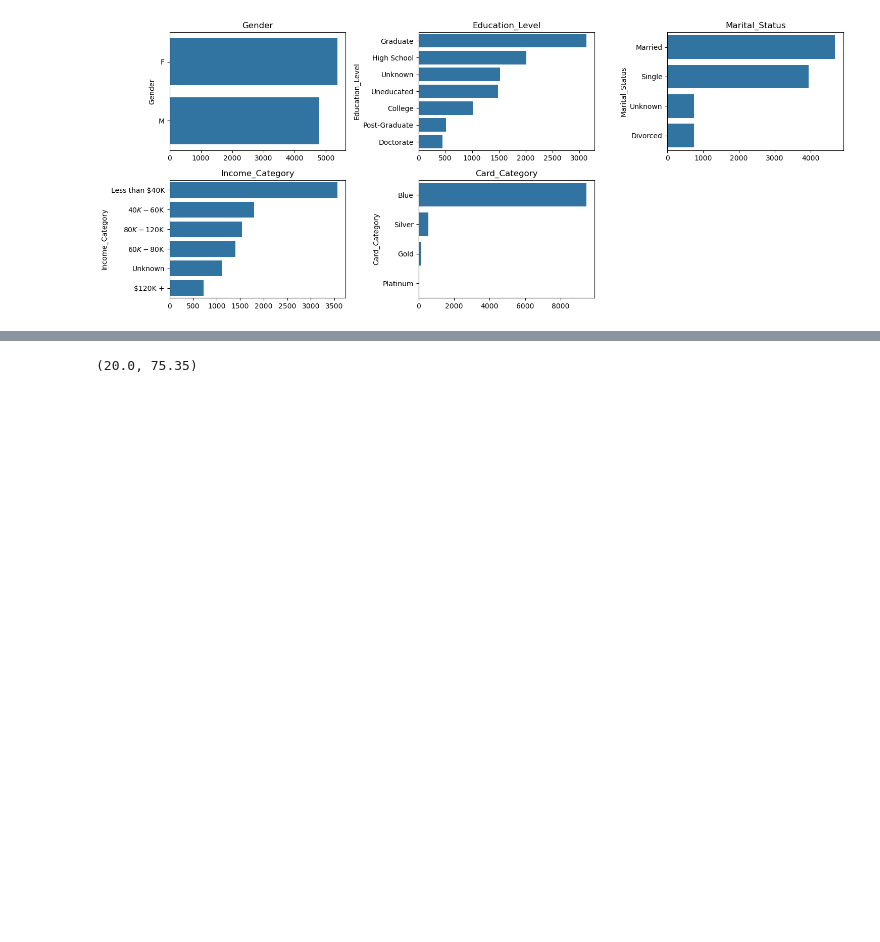
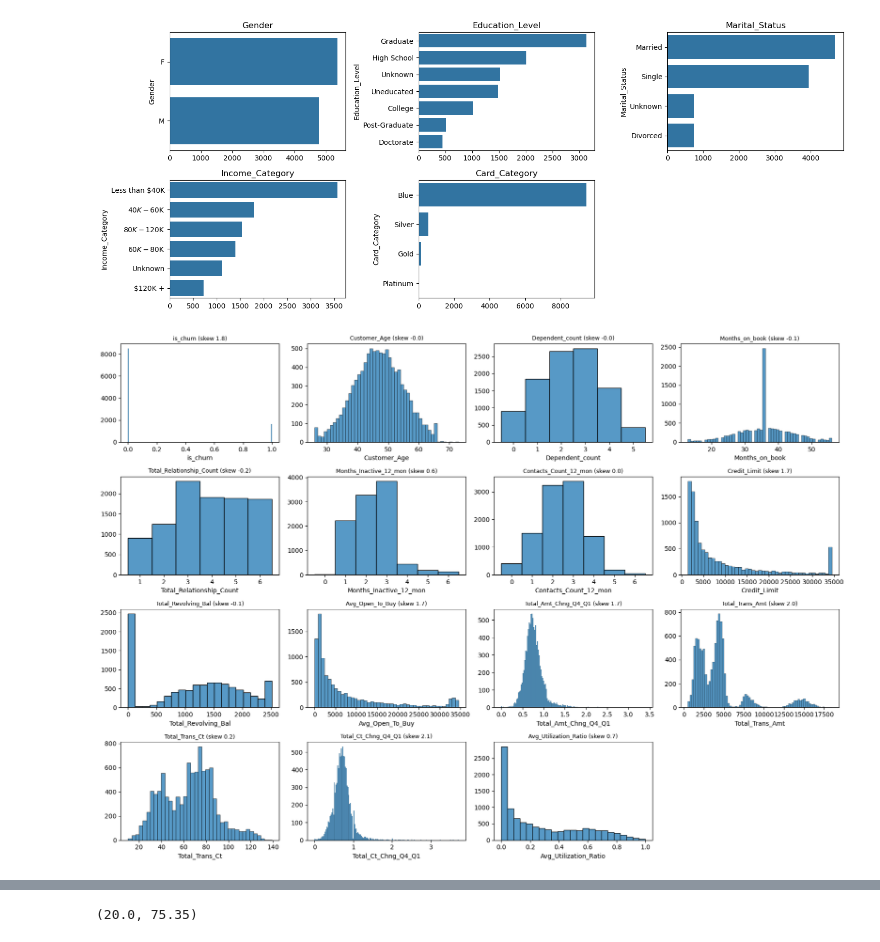
Before and after one commit to kidnextdoor57/Credit-Card-Churn-Prediction, a Jupyter notebook: credit_card_churn.ipynb, the cells around one changed output, grey strips where cells are left out. Drawn from its saved outputs; the diff is of its cells as text; code cells hidden in the pictures; blank space fills up the shorter version.

```diff
--- a/credit_card_churn.ipynb
+++ b/credit_card_churn.ipynb
@@ -92,6 +94,7 @@ df = mapping(df,map,col)
 num_cols = df.select_dtypes(include = ['int64','float64']).columns
 cat_cols = df.select_dtypes(include = ['object']).columns
 unknown = {'unknown', 'n/a', 'na', 'nan', 'none', '?'}
+discrete_cols = ["Dependent_count", "Total_Relationship_Count", "Months_Inactive_12_mon", "Contacts_Count_12_mon"]
 # %%
 def show_rates(t, pct_cols=("churn_rate", "share_of_rows", "share_of_churn", "ci_low", "ci_high")):
     out = t.copy()
@@ -320,6 +321,12 @@ plt.show()
 # %% [output]
 [figure]
 # %%
-
 fig, axes = make_grid(len(num_cols))
 for ax, c in zip(axes, num_cols):
+    sns.histplot(df[c], discrete = c in discrete_cols, ax = ax)
+    ax.set(ylabel = '', title = f'{c} (skew {df[c].skew():.1f})')
+    ax.title.set_fontsize(9)
+fig.tight_layout()
+plt.show()
+# %% [output]
+[figure, added]
```
Also changed, not shown: parts of 3 cells of this notebook.
